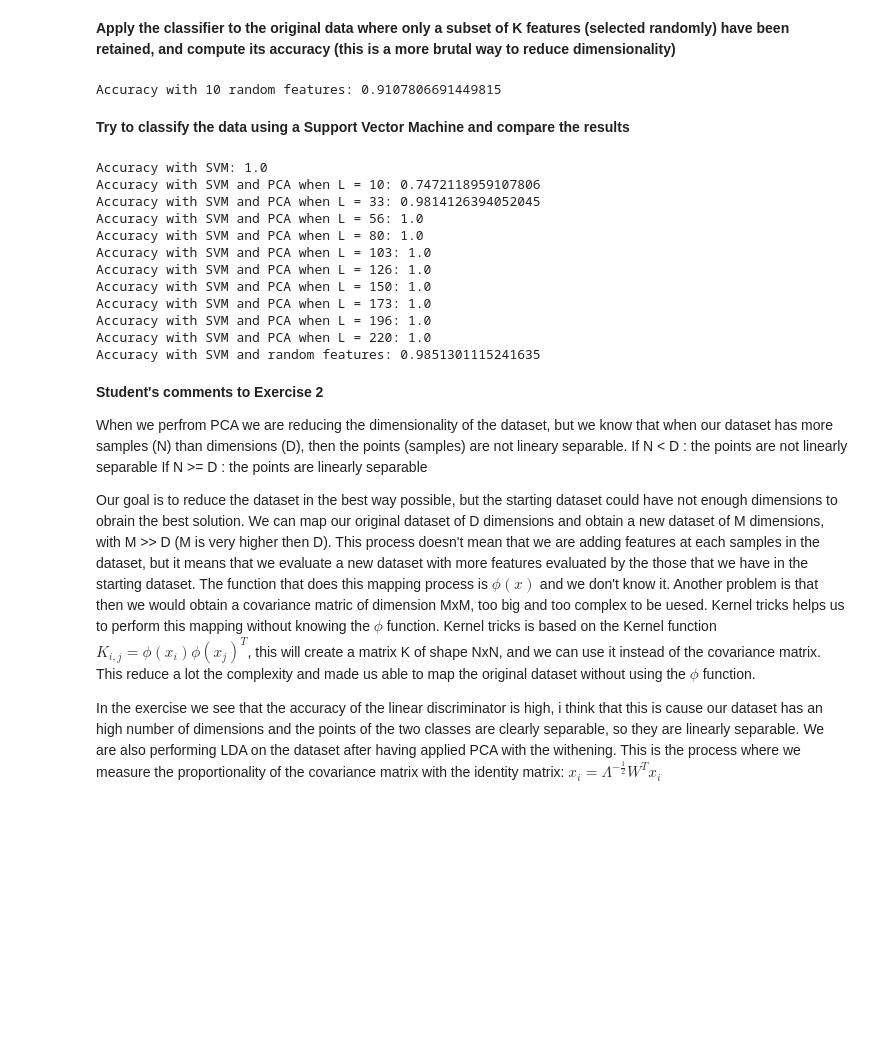
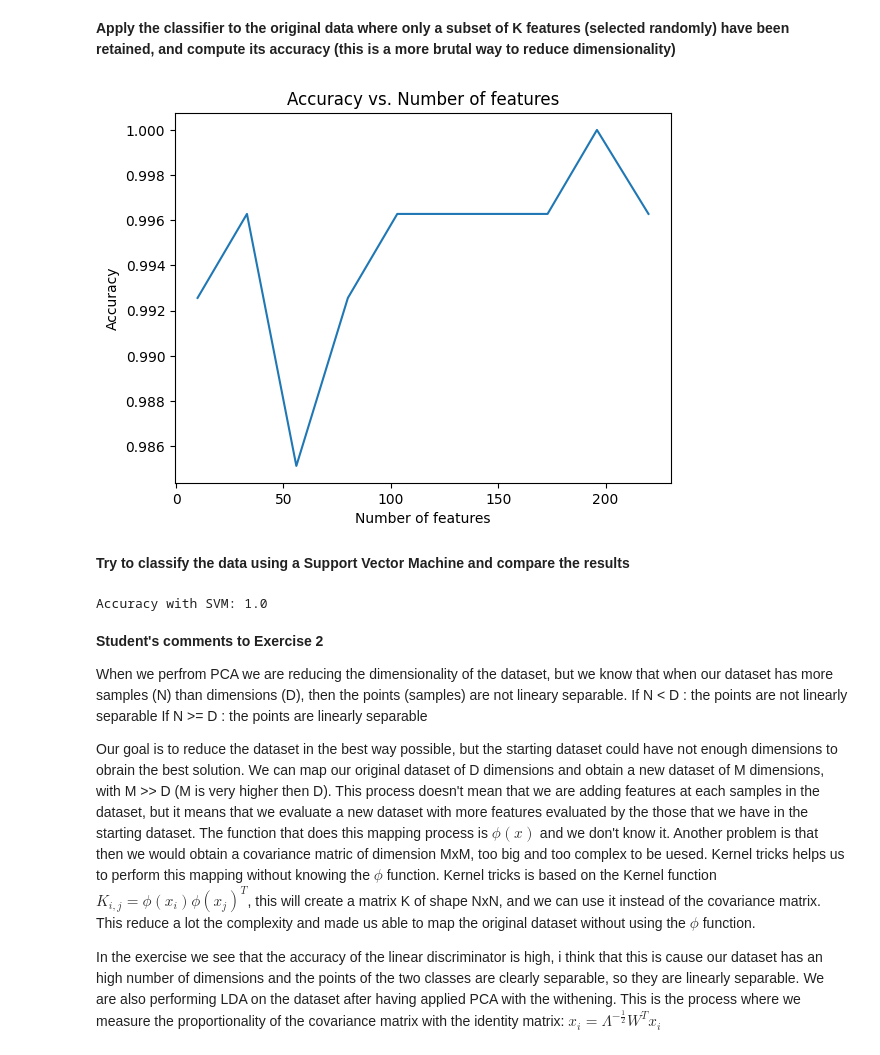
Before and after one commit to CavaWasTaken/SL-NN, a Jupyter notebook: Lab3/Lab3/Lab3.ipynb, the cells around one changed output. Drawn from its saved outputs; the diff is of its cells as text; code cells hidden in the pictures; blank space fills up the shorter version.

```diff
--- a/Lab3/Lab3/Lab3.ipynb
+++ b/Lab3/Lab3/Lab3.ipynb
@@ -355,29 +361,36 @@ Accuracy when L = 220: 0.9739776951672863
 # %%
 #Insert code here
 import random
 # reduce randomly the dataset to K features
-L = 10  # number of features
-random_features = random.sample(range(combined.shape[1]), L)  # select K random features
+L = np.linspace(10, 220, 10, dtype=int)  # number of eigenvectors to keep
+accuracy = np.zeros(len(L))  # store the accuracy for each L
+for i,l in enumerate(L):
+    random_features = random.sample(range(combined.shape[1]), l)  # select K random features
 
-X_train1_ran, X_test1_ran = train_test_split(class1[:, random_features], test_size=0.25, random_state=42)
-X_train2_ran, X_test2_ran = train_test_split(class2[:, random_features], test_size=0.25, random_state=42)
+    X_train1_ran, X_test1_ran = train_test_split(class1[:, random_features], test_size=0.25, random_state=42)
+    X_train2_ran, X_test2_ran = train_test_split(class2[:, random_features], test_size=0.25, random_state=42)
 
-X_train_ran = np.vstack((X_train1_ran, X_train2_ran))
-X_test_ran = np.vstack((X_test1_ran, X_test2_ran))
+    X_train_ran = np.vstack((X_train1_ran, X_train2_ran))
+    X_test_ran = np.vstack((X_test1_ran, X_test2_ran))
 
-mu_0 = np.mean(X_train_ran[y_train == 0], axis=0)  # mean of the training data for class 0
-mu_1 = np.mean(X_train_ran[y_train == 1], axis=0)  # mean of the training data for class 1
+    mu_0 = np.mean(X_train_ran[y_train == 0], axis=0)  # mean of the training data for class 0
+    mu_1 = np.mean(X_train_ran[y_train == 1], axis=0)  # mean of the training data for class 1
 
-x_0 = 0.5 * (mu_0 + mu_1)
-weights= mu_1 - mu_0
+    x_0 = 0.5 * (mu_0 + mu_1)
+    weights= mu_1 - mu_0
 
-y_pred = np.sign(np.dot((X_test_ran - x_0), weights))  # predict the class of the testing data
-y_pred = ((y_pred + 1) / 2).astype(int)  # convert the prediction to 0 and 1
+    y_pred = np.sign(np.dot((X_test_ran - x_0), weights))  # predict the class of the testing data
+    y_pred = ((y_pred + 1) / 2).astype(int)  # convert the prediction to 0 and 1
 
-accuracy = np.mean(y_pred == y_test)  # calculate the accuracy
-print(f'Accuracy with {L} random features: {accuracy}')
+    accuracy[i] = np.mean(y_pred == y_test)  # calculate the accuracy
+
+plt.plot(L, accuracy)
+plt.xlabel('Number of features')
+plt.ylabel('Accuracy')
+plt.title('Accuracy vs. Number of features')
+plt.show()
 # %% [output]
-Accuracy with 10 random features: 0.9107806691449815
+[figure, added]
 # %% [markdown]
 **Try to classify the data using a Support Vector Machine and compare the results**
 # %%
@@ -389,33 +402,8 @@ svc.fit(X_train, y_train)
 y_pred = svc.predict(X_test)
 accuracy = np.mean(y_pred == y_test)
 print(f'Accuracy with SVM: {accuracy}')
-
-svc = svm.SVC()
-L = np.linspace(10, 220, 10, dtype=int)  # number of eigenvectors to keep
-for i, l in enumerate(L):
-    svc.fit(X_train_pca[i], y_train)
-    y_pred = svc.predict(X_test_pca[i])
-    accuracy = np.mean(y_pred == y_test)
-    print(f'Accuracy with SVM and PCA when L = {l}: {accuracy}')
-
-svc = svm.SVC()
-svc.fit(X_train_ran, y_train)
-y_pred = svc.predict(X_test_ran)
-accuracy = np.mean(y_pred == y_test)
-print(f'Accuracy with SVM and random features: {accuracy}')
 # %% [output]
 Accuracy with SVM: 1.0
-Accuracy with SVM and PCA when L = 10: 0.7472118959107806
-Accuracy with SVM and PCA when L = 33: 0.9814126394052045
-Accuracy with SVM and PCA when L = 56: 1.0
-Accuracy with SVM and PCA when L = 80: 1.0
-Accuracy with SVM and PCA when L = 103: 1.0
-Accuracy with SVM and PCA when L = 126: 1.0
-Accuracy with SVM and PCA when L = 150: 1.0
-Accuracy with SVM and PCA when L = 173: 1.0
-Accuracy with SVM and PCA when L = 196: 1.0
-Accuracy with SVM and PCA when L = 220: 1.0
-Accuracy with SVM and random features: 0.9851301115241635
 # %% [markdown]
 **Student's comments to Exercise 2**
 
```
Also changed, not shown: parts of 2 cells of this notebook.
